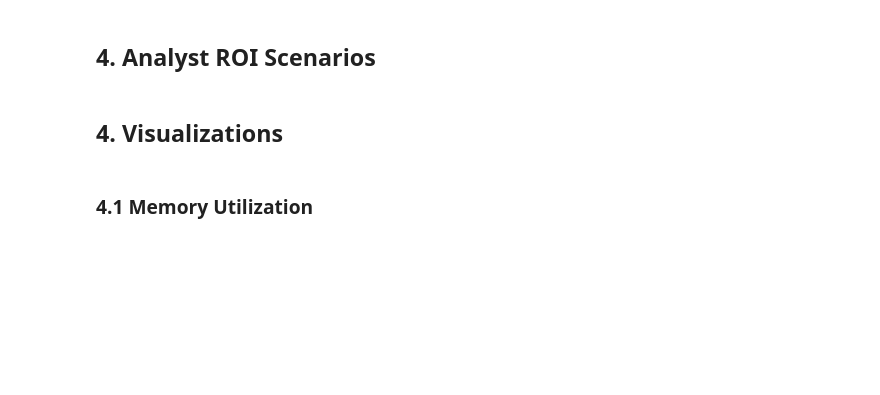
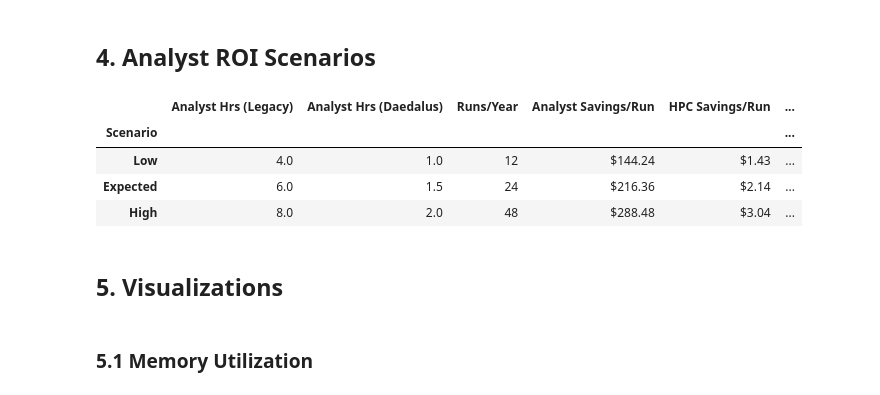
Before and after one commit to stjude-biohackathon/KIDS26-Team15, a Jupyter notebook: deliverables/roi-analysis/notebooks/roi_analysis_legacy_vs_daedalus_v2.ipynb, the cells around one changed output. Saved outputs shown, nothing was run; the diff lists cells and outputs as text; code cells hidden in the pictures; blank space fills up the shorter version.

```diff
--- a/deliverables/roi-analysis/notebooks/roi_analysis_legacy_vs_daedalus_v2.ipynb
+++ b/deliverables/roi-analysis/notebooks/roi_analysis_legacy_vs_daedalus_v2.ipynb
@@ -219,30 +237,36 @@ df
 # %%
 import csv
 
 scenarios = []
 with open(ROI_CSV, 'r') as f:
     reader = csv.DictReader(f)
     for row in reader:
         scenarios.append({
             'Scenario': row['scenario'].title(),
             'Analyst Hrs (Legacy)': float(row['legacy_analyst_hours_per_run']),
             'Analyst Hrs (Daedalus)': float(row['daedalus_analyst_hours_per_run']),
             'Runs/Year': int(row['runs_per_year']),
             'Analyst Savings/Run': f"${float(row['analyst_savings_per_run_usd']):.2f}",
             'HPC Savings/Run': f"${float(row['hpc_savings_per_run_usd']):.2f}",
             'Annual Savings': f"${float(row['annual_savings_usd']):,.0f}",
             'Annual Net Benefit': f"${float(row['net_annual_benefit_usd']):,.0f}",
-            'Year One Net Benefit': f"${float(row['net_benefit_year_one_usd']):,.0f}",
+            'Year One Net Benefit': f"${(float(row['annual_savings_usd']) - float(row['implementation_cost_usd']) - float(row['annual_maintenance_cost_usd'])):,.0f}",
             'ROI': f"{float(row['roi_pct']):.1f}%",
             'Payback (runs)': f"{float(row['payback_runs']):.1f}",
         })
 
 df_scenarios = pd.DataFrame(scenarios).set_index('Scenario')
 df_scenarios
+# %% [output]
+|  | Analyst Hrs (Legacy) | Analyst Hrs (Daedalus) | Runs/Year | Analyst Savings/Run | HPC Savings/Run | ... |
+| Scenario |  |  |  |  |  | ... |
+| Low | 4.0 | 1.0 | 12 | $144.24 | $1.43 | ... |
+| Expected | 6.0 | 1.5 | 24 | $216.36 | $2.14 | ... |
+| High | 8.0 | 2.0 | 48 | $288.48 | $3.04 | ... |
 # %% [markdown]
-## 4. Visualizations
+## 5. Visualizations
 # %% [markdown]
-### 4.1 Memory Utilization
+### 5.1 Memory Utilization
 # %%
 fig, ax = plt.subplots(figsize=(10, 6.5))
 
```
Also changed, not shown: parts of 16 cells of this notebook, 1 other file.
